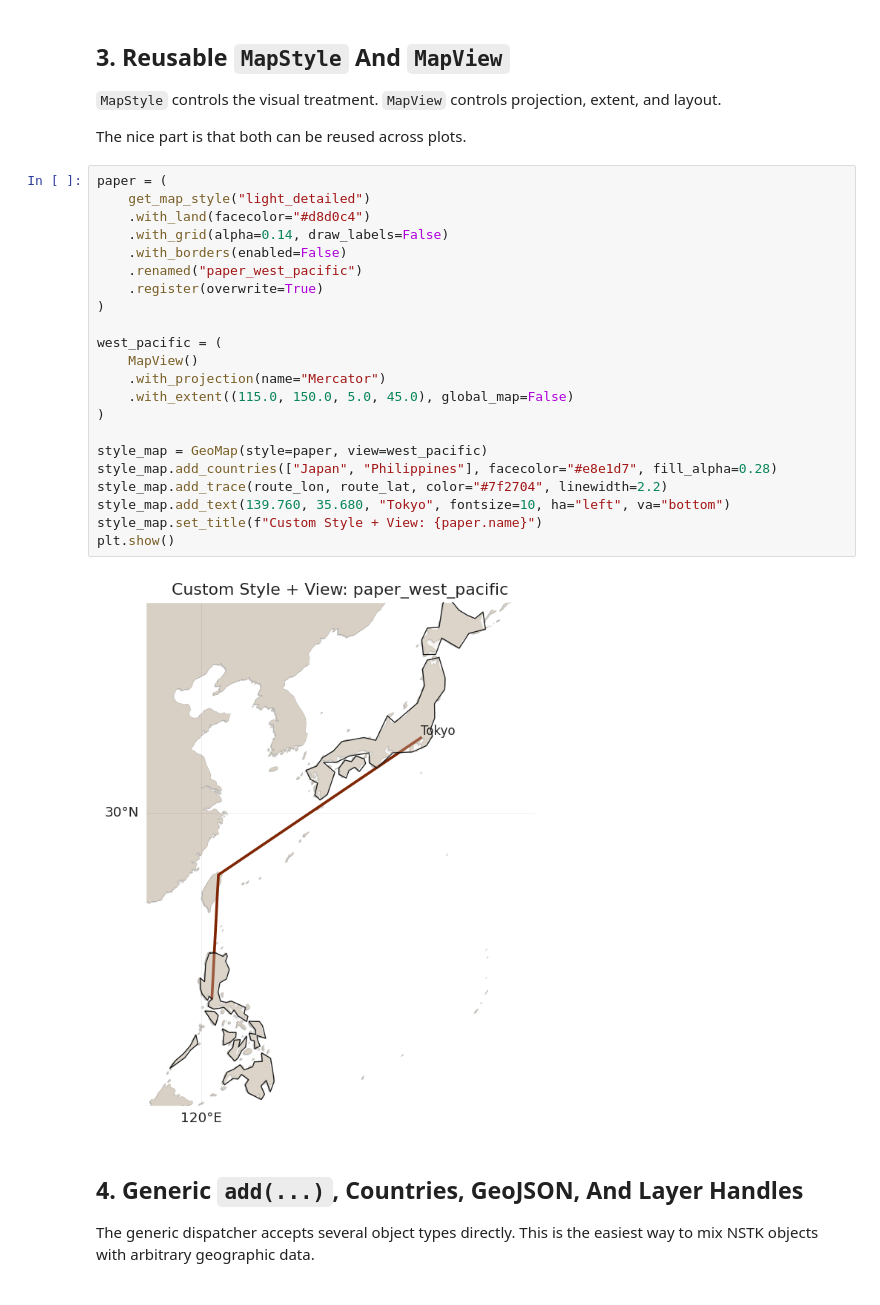
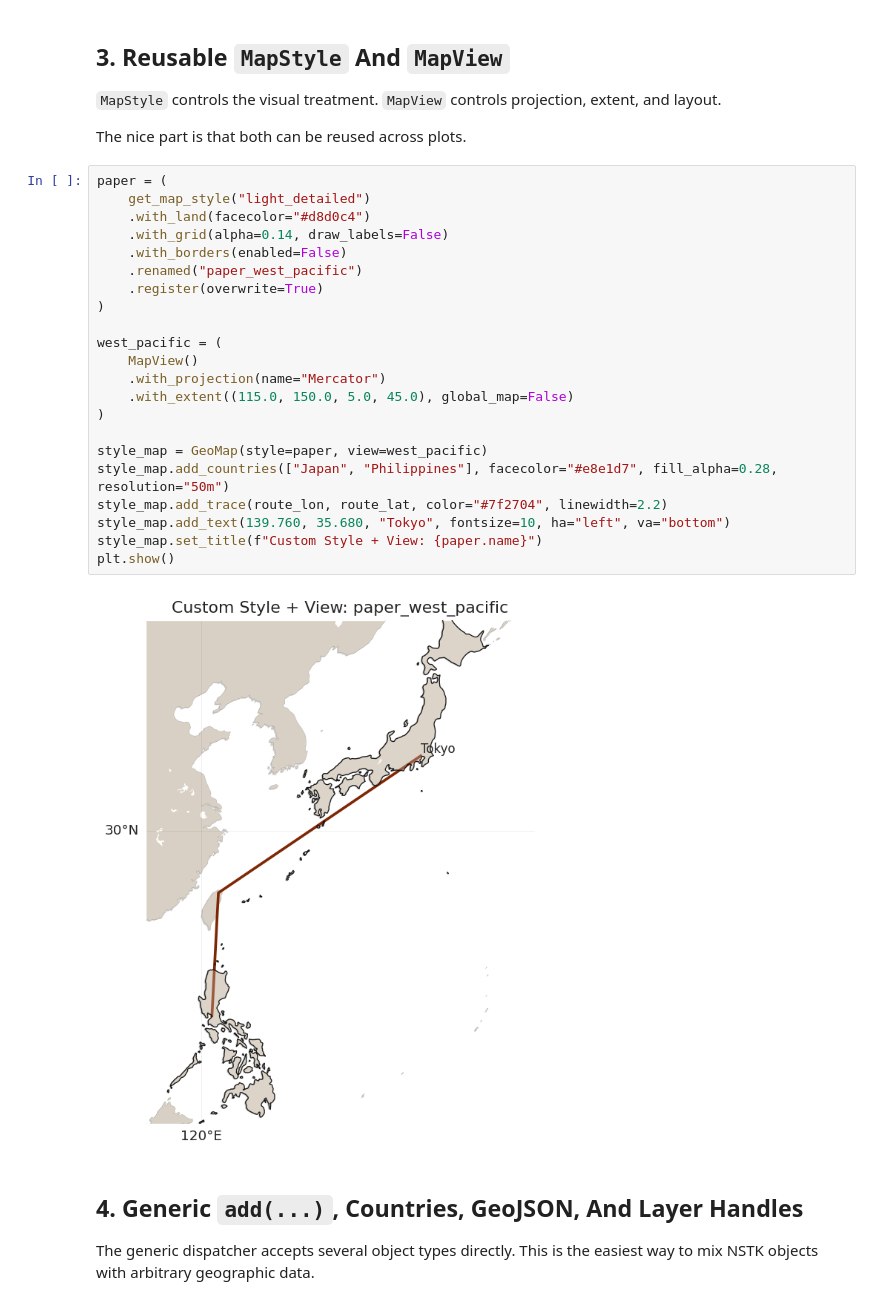
Before and after one commit to Nebula-Space-Systems/Nebula-Systems-Toolkit, a Jupyter notebook: examples/05_plotting.ipynb, the cells around one changed output. Saved outputs shown, nothing was run; the diff lists cells and outputs as text.

```diff
--- a/examples/05_plotting.ipynb
+++ b/examples/05_plotting.ipynb
@@ -170,27 +171,27 @@ The nice part is that both can be reused across plots.
 # %%
 paper = (
     get_map_style("light_detailed")
     .with_land(facecolor="#d8d0c4")
     .with_grid(alpha=0.14, draw_labels=False)
     .with_borders(enabled=False)
     .renamed("paper_west_pacific")
     .register(overwrite=True)
 )
 
 west_pacific = (
     MapView()
     .with_projection(name="Mercator")
     .with_extent((115.0, 150.0, 5.0, 45.0), global_map=False)
 )
 
 style_map = GeoMap(style=paper, view=west_pacific)
-style_map.add_countries(["Japan", "Philippines"], facecolor="#e8e1d7", fill_alpha=0.28)
+style_map.add_countries(["Japan", "Philippines"], facecolor="#e8e1d7", fill_alpha=0.28, resolution="50m")
 style_map.add_trace(route_lon, route_lat, color="#7f2704", linewidth=2.2)
 style_map.add_text(139.760, 35.680, "Tokyo", fontsize=10, ha="left", va="bottom")
 style_map.set_title(f"Custom Style + View: {paper.name}")
 plt.show()
 # %% [output]
-[figure, old version]
+[figure, new version]
 # %% [markdown]
 ## 4. Generic `add(...)`, Countries, GeoJSON, And Layer Handles
 
```
Also changed, not shown: parts of 14 cells of this notebook, 5 other files.
